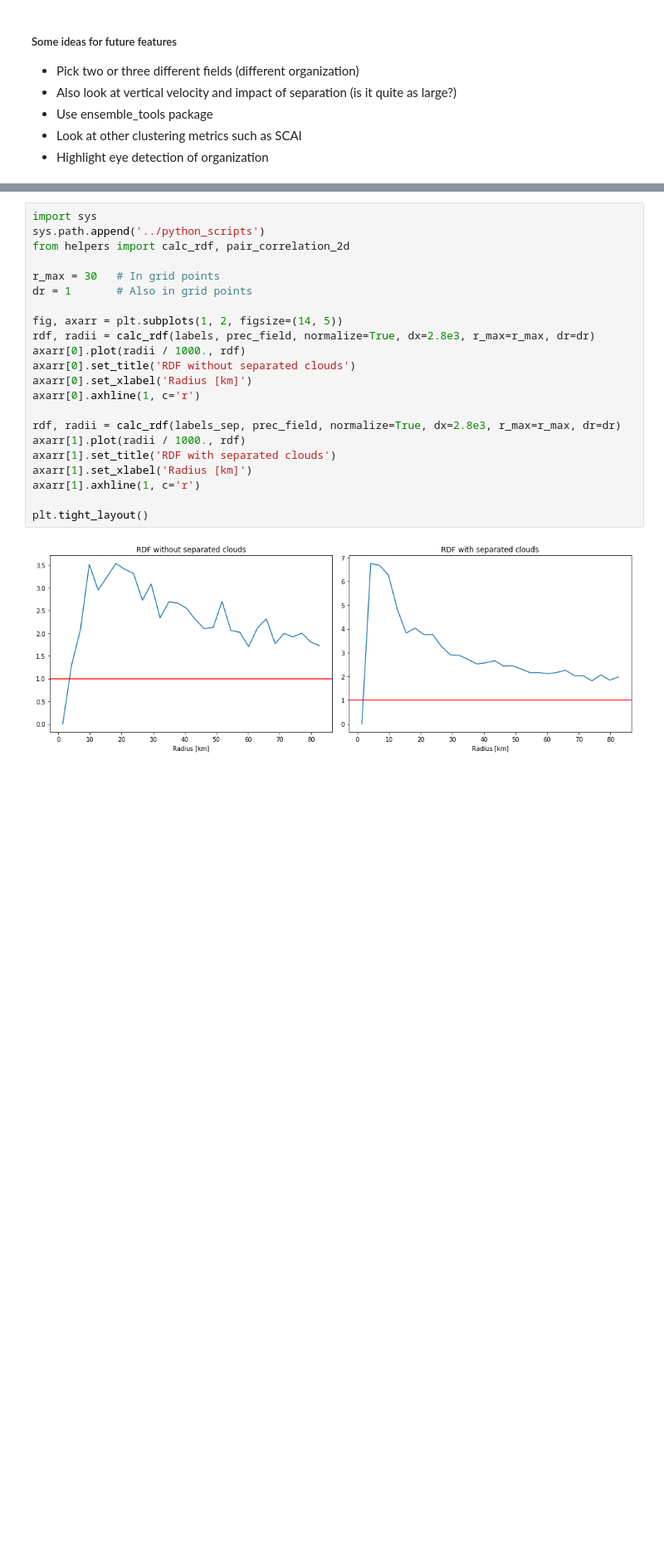
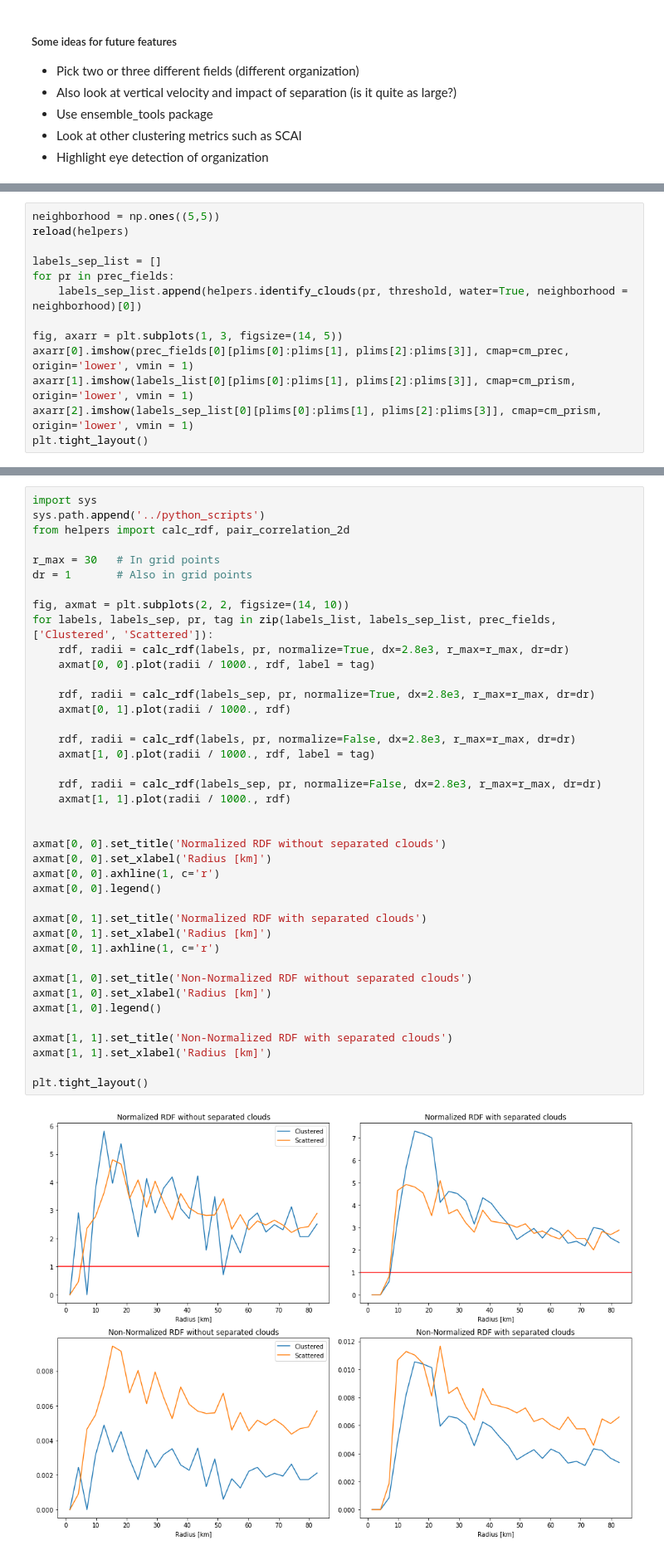
Before and after one commit to raspstephan/convective_variability_analysis, a Jupyter notebook: jupyter_notebooks/clustering_rdf.ipynb, the cells around one changed output, grey strips where cells are left out. Shown: that part at 83% size. Saved outputs shown, nothing was run; the diff lists cells and outputs as text; blank space fills up the shorter version.

```diff
--- a/jupyter_notebooks/clustering_rdf.ipynb
+++ b/jupyter_notebooks/clustering_rdf.ipynb
@@ -67,0 +69,13 @@ plt.tight_layout()
+# %%
+neighborhood = np.ones((5,5))
+reload(helpers)
+
+labels_sep_list = []
+for pr in prec_fields:
+    labels_sep_list.append(helpers.identify_clouds(pr, threshold, water=True, neighborhood = neighborhood)[0])
+
+fig, axarr = plt.subplots(1, 3, figsize=(14, 5))
+axarr[0].imshow(prec_fields[0][plims[0]:plims[1], plims[2]:plims[3]], cmap=cm_prec, origin='lower', vmin = 1)
+axarr[1].imshow(labels_list[0][plims[0]:plims[1], plims[2]:plims[3]], cmap=cm_prism, origin='lower', vmin = 1)
+axarr[2].imshow(labels_sep_list[0][plims[0]:plims[1], plims[2]:plims[3]], cmap=cm_prism, origin='lower', vmin = 1)
+plt.tight_layout()
@@ -90,25 +110,43 @@ It can be insightful to also compute the non-normalized version of the RDF, whic
 # %%
 import sys
 sys.path.append('../python_scripts')
 from helpers import calc_rdf, pair_correlation_2d
 
 r_max = 30   # In grid points
 dr = 1       # Also in grid points
 
-fig, axarr = plt.subplots(1, 2, figsize=(14, 5))
-rdf, radii = calc_rdf(labels, prec_field, normalize=True, dx=2.8e3, r_max=r_max, dr=dr)
-axarr[0].plot(radii / 1000., rdf)
-axarr[0].set_title('RDF without separated clouds')
-axarr[0].set_xlabel('Radius [km]')
-axarr[0].axhline(1, c='r')
+fig, axmat = plt.subplots(2, 2, figsize=(14, 10))
+for labels, labels_sep, pr, tag in zip(labels_list, labels_sep_list, prec_fields, ['Clustered', 'Scattered']):
+    rdf, radii = calc_rdf(labels, pr, normalize=True, dx=2.8e3, r_max=r_max, dr=dr)
+    axmat[0, 0].plot(radii / 1000., rdf, label = tag)
 
-rdf, radii = calc_rdf(labels_sep, prec_field, normalize=True, dx=2.8e3, r_max=r_max, dr=dr)
-axarr[1].plot(radii / 1000., rdf)
-axarr[1].set_title('RDF with separated clouds')
-axarr[1].set_xlabel('Radius [km]')
-axarr[1].axhline(1, c='r')
+    rdf, radii = calc_rdf(labels_sep, pr, normalize=True, dx=2.8e3, r_max=r_max, dr=dr)
+    axmat[0, 1].plot(radii / 1000., rdf)
+
+    rdf, radii = calc_rdf(labels, pr, normalize=False, dx=2.8e3, r_max=r_max, dr=dr)
+    axmat[1, 0].plot(radii / 1000., rdf, label = tag)
+
+    rdf, radii = calc_rdf(labels_sep, pr, normalize=False, dx=2.8e3, r_max=r_max, dr=dr)
+    axmat[1, 1].plot(radii / 1000., rdf)
+
+
+axmat[0, 0].set_title('Normalized RDF without separated clouds')
+axmat[0, 0].set_xlabel('Radius [km]')
+axmat[0, 0].axhline(1, c='r')
+axmat[0, 0].legend()
+
+axmat[0, 1].set_title('Normalized RDF with separated clouds')
+axmat[0, 1].set_xlabel('Radius [km]')
+axmat[0, 1].axhline(1, c='r')
+
+axmat[1, 0].set_title('Non-Normalized RDF without separated clouds')
+axmat[1, 0].set_xlabel('Radius [km]')
+axmat[1, 0].legend()
+
+axmat[1, 1].set_title('Non-Normalized RDF with separated clouds')
+axmat[1, 1].set_xlabel('Radius [km]')
 
 plt.tight_layout()
 # %% [output]
-[figure, old version]
+[figure, new version]
 # %% [markdown]
```
Also changed, not shown: parts of 11 cells of this notebook, 2 other files.
